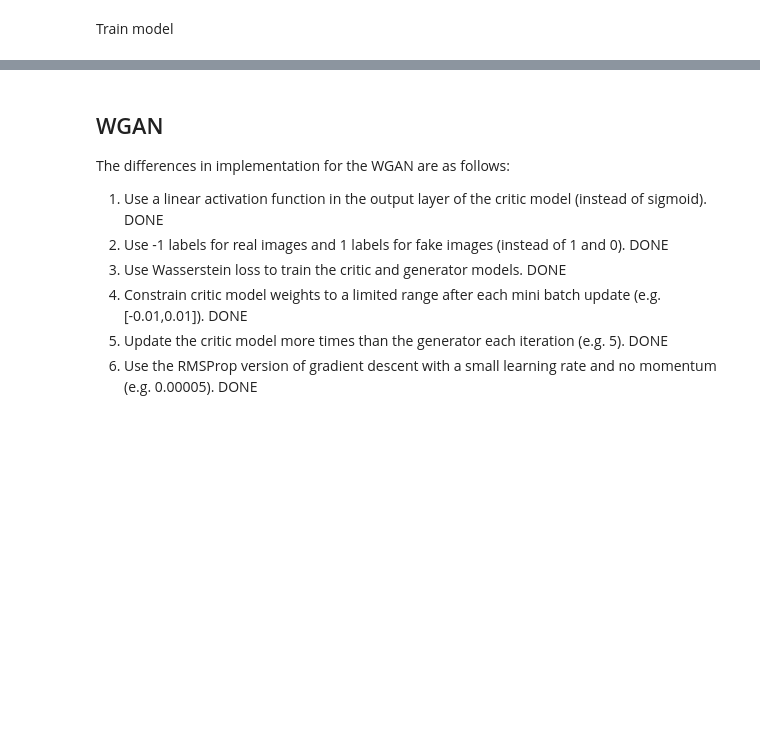
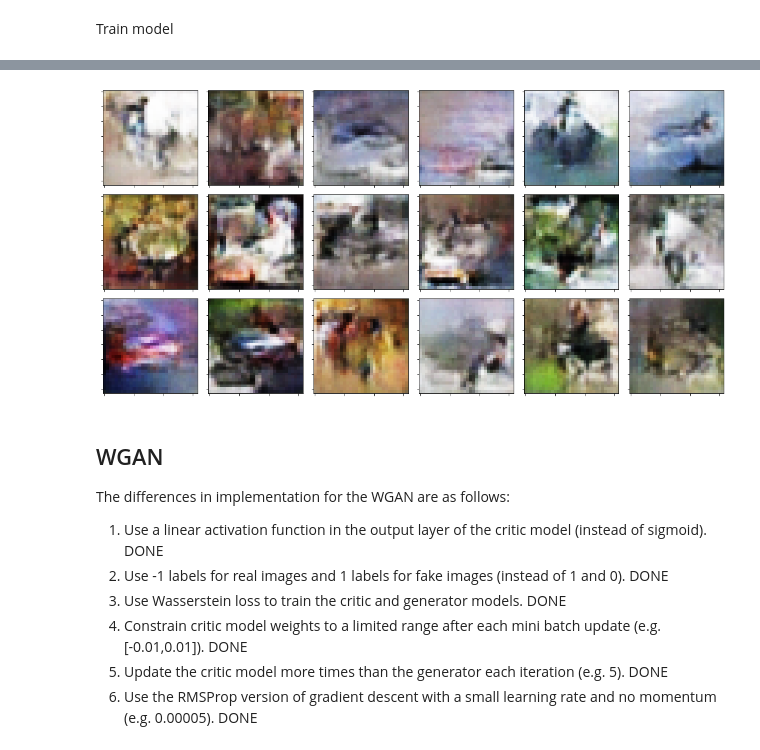
Before and after one commit to Flowx08/WGAN_DTU, a Jupyter notebook: project.ipynb, the cells around one changed output, grey strips where cells are left out. Saved outputs shown, nothing was run; the diff lists cells and outputs as text; code cells hidden in the pictures; blank space fills up the shorter version.

```diff
--- a/project.ipynb
+++ b/project.ipynb
@@ -513,12 +514,19 @@ for epoch in range(num_epochs):
 # %%
 g.load_state_dict(torch.load("generator.pt"))
 g.eval()
-target_image = g(make_noise(1, g.input_size)).detach()
-target_image = target_image[0].cpu().squeeze() / 2 + 0.5
-plt.imshow(target_image, cmap='gray')
-
-
-x_fake = g(make_noise(1, g.input_size)).detach()
+f, axarr = plt.subplots(3,6, figsize=(6 * 3, 3 * 3))
+plt.subplots_adjust(wspace=0.1, hspace=0.1)
+for x in range(6):
+  for y in range(3):
+    target_image = g(make_noise(1, g.input_size)).detach()
+    target_image = target_image[0].cpu().squeeze() / 2 + 0.5
+    target_image = target_image.swapaxes(0,1)
+    target_image = target_image.swapaxes(1,2)
+    axarr[y, x].set_xticklabels([])
+    axarr[y, x].set_yticklabels([])
+    axarr[y, x].imshow(target_image)
+# %% [output]
+[figure, added]
 # %%
 def interpolate_linear_points(p1, p2, n_steps=10):
     # interpolate ratios between the points
```
Also changed, not shown: parts of 1 cell of this notebook.
